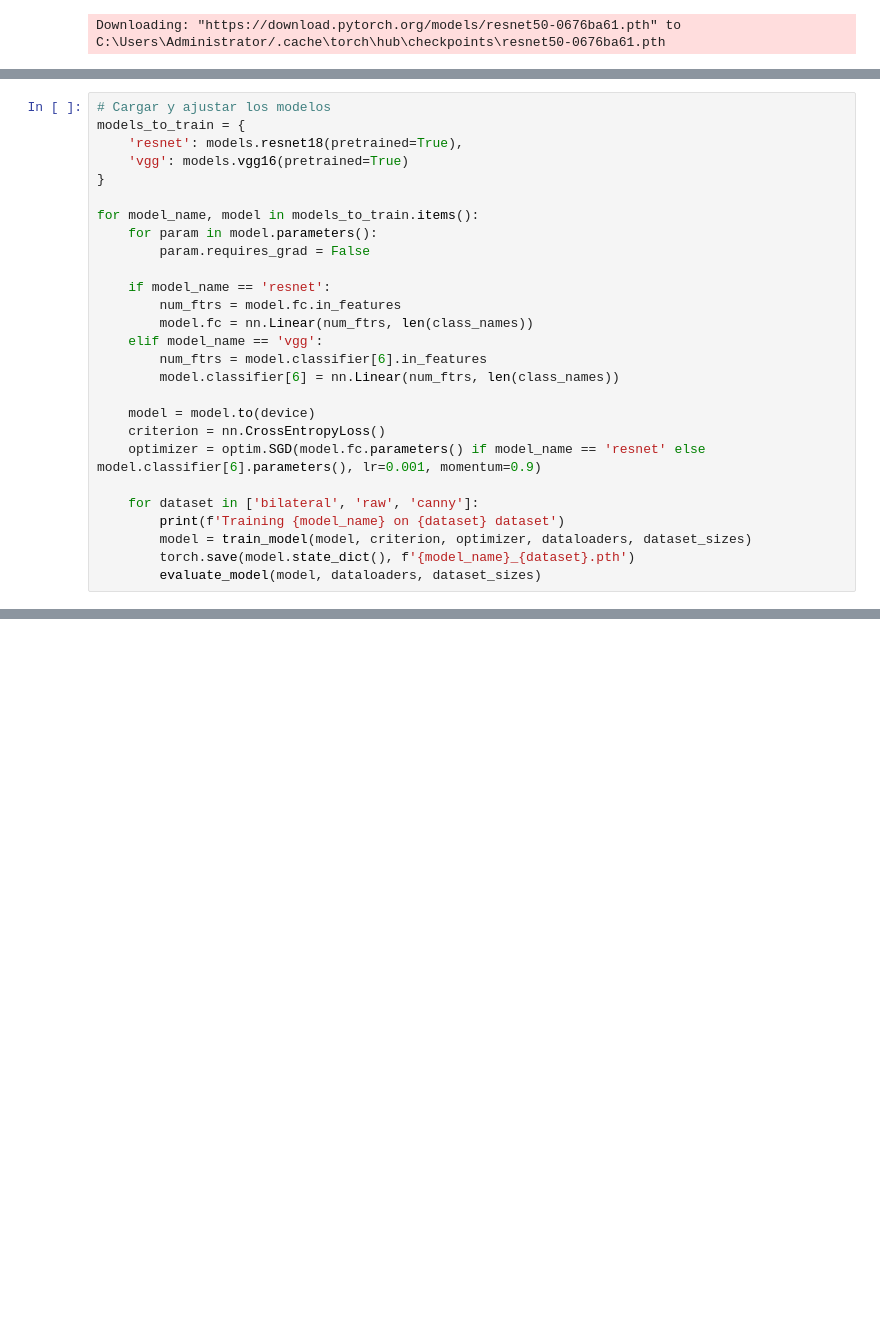
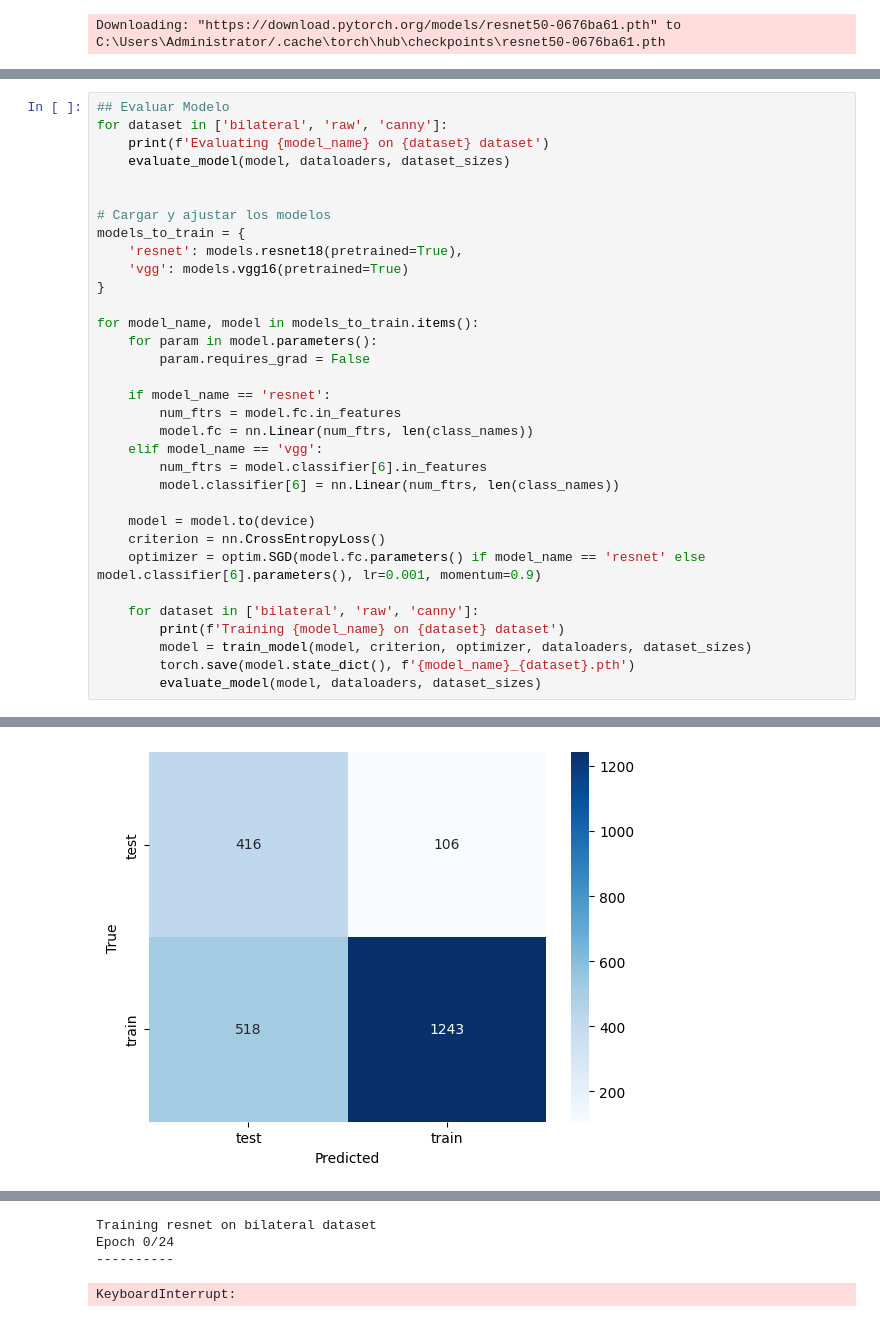
Before and after one commit to pollog09/Covid, a Jupyter notebook: ModelTraining.ipynb, the cells around one changed output, grey strips where cells are left out. Drawn from its saved outputs; the diff is of its cells as text; blank space fills up the shorter version.

```diff
--- a/ModelTraining.ipynb
+++ b/ModelTraining.ipynb
@@ -193,4 +200,10 @@ AttributeError: '_MultiProcessingDataLoaderIter' object has no attribute '_worke
 # %%
+## Evaluar Modelo
+for dataset in ['bilateral', 'raw', 'canny']:
+    print(f'Evaluating {model_name} on {dataset} dataset')
+    evaluate_model(model, dataloaders, dataset_sizes)
+
+
 # Cargar y ajustar los modelos
 models_to_train = {
     'resnet': models.resnet18(pretrained=True),
@@ -221,0 +243 @@ cuda:0
+[figure, added]
@@ -225,0 +264,4 @@ KeyError: 'train'
+Training resnet on bilateral dataset
+Epoch 0/24
+----------
+KeyboardInterrupt:
```
Also changed, not shown: parts of 2 cells of this notebook, 11 other files.
